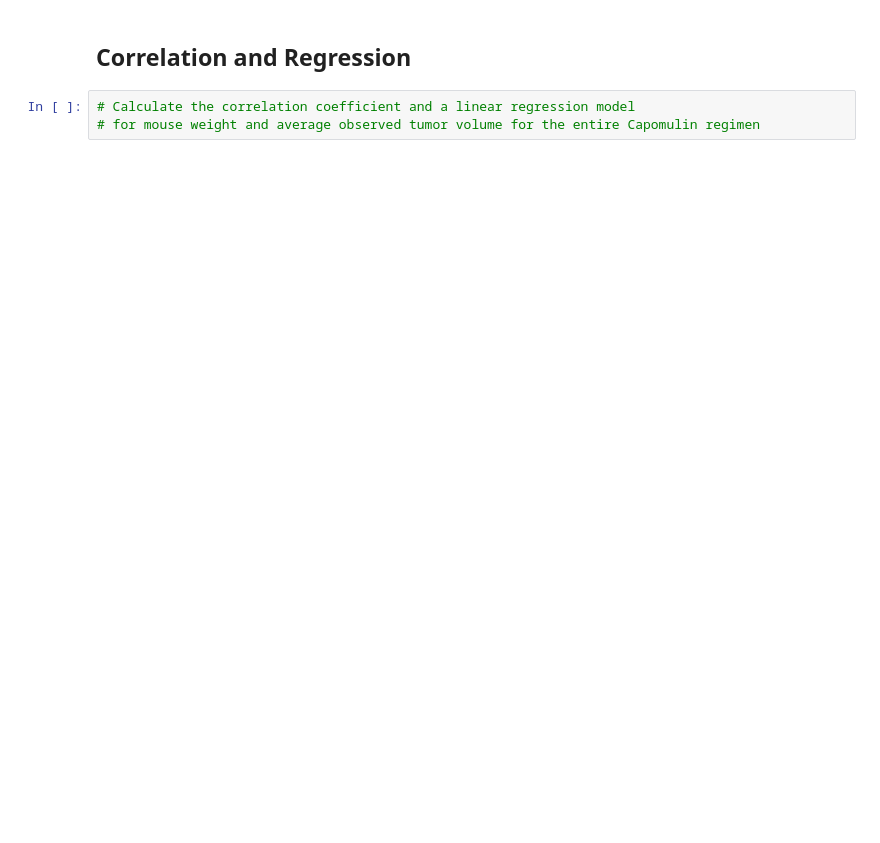
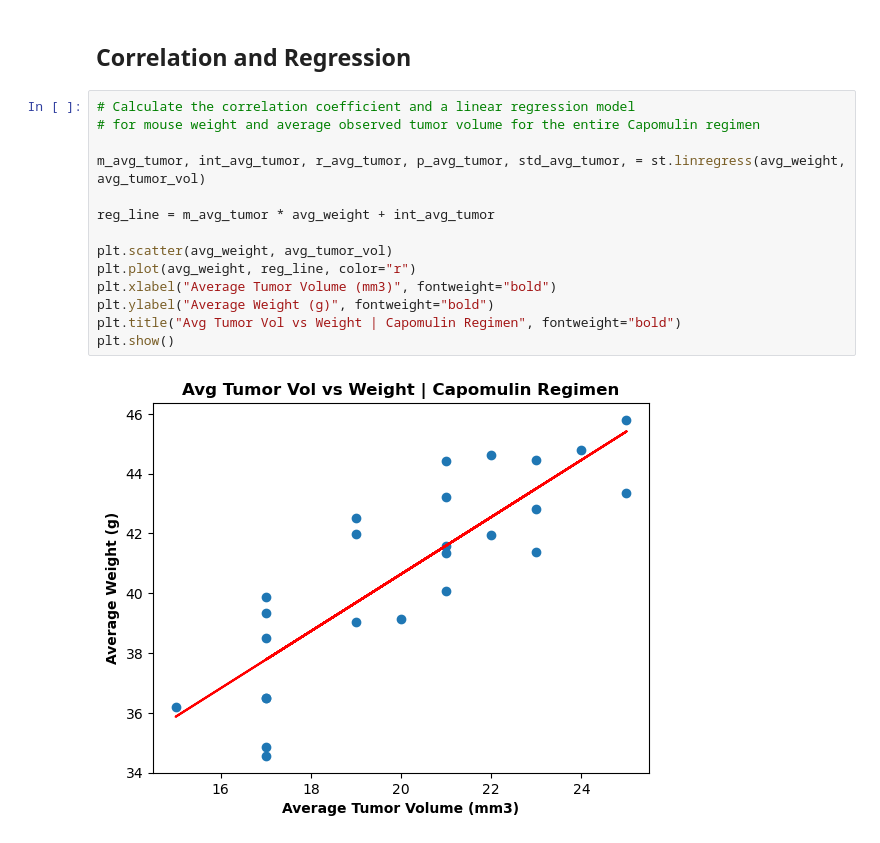
Before and after one commit to TJDavis91/Module-5-Challenge, a Jupyter notebook: pymaceuticals_challenge (1).ipynb, the cells around one changed output. Drawn from its saved outputs; the diff is of its cells as text; blank space fills up the shorter version.

```diff
--- a/pymaceuticals_challenge (1).ipynb
+++ b/pymaceuticals_challenge (1).ipynb
@@ -361,3 +396,16 @@ The upper outliers of Ceftamin are: Series([], Name: Tumor Volume (mm3), dtype:
 # %%
 # Calculate the correlation coefficient and a linear regression model
 # for mouse weight and average observed tumor volume for the entire Capomulin regimen
+
+m_avg_tumor, int_avg_tumor, r_avg_tumor, p_avg_tumor, std_avg_tumor, = st.linregress(avg_weight, avg_tumor_vol)
+
+reg_line = m_avg_tumor * avg_weight + int_avg_tumor
+
+plt.scatter(avg_weight, avg_tumor_vol)
+plt.plot(avg_weight, reg_line, color="r")
+plt.xlabel("Average Tumor Volume (mm3)", fontweight="bold")
+plt.ylabel("Average Weight (g)", fontweight="bold")
+plt.title("Avg Tumor Vol vs Weight | Capomulin Regimen", fontweight="bold")
+plt.show()
+# %% [output]
+[figure, added]
```
Also changed, not shown: parts of 7 cells of this notebook.
